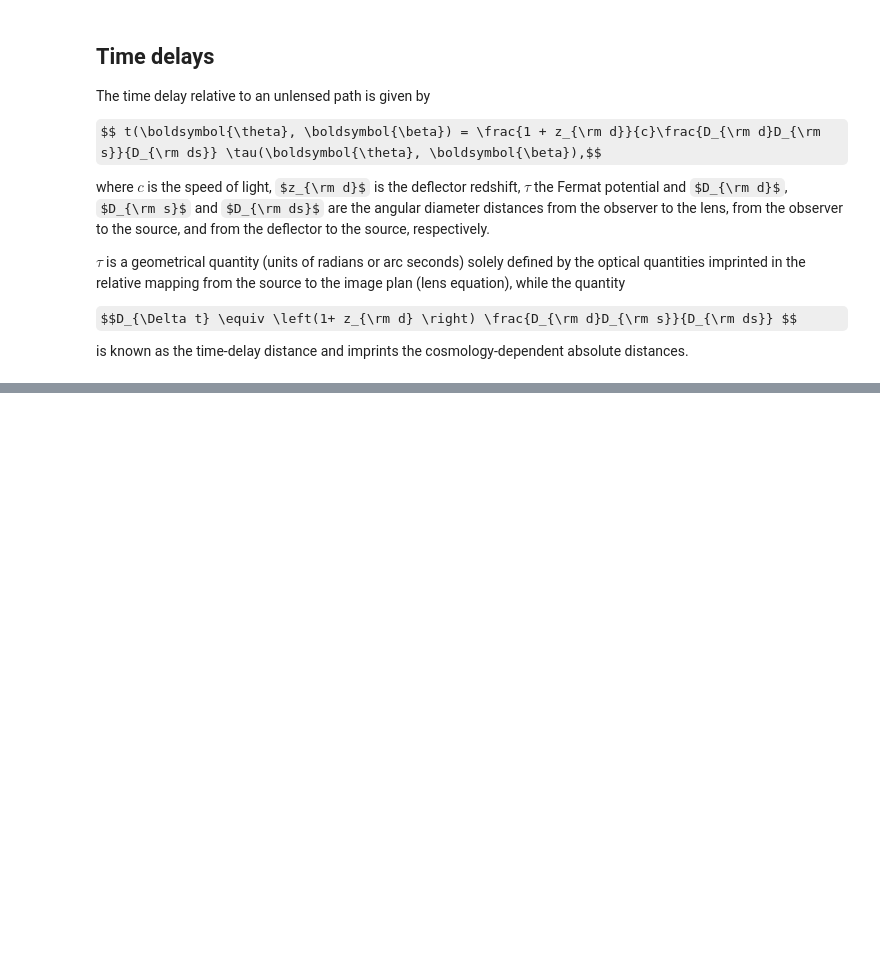
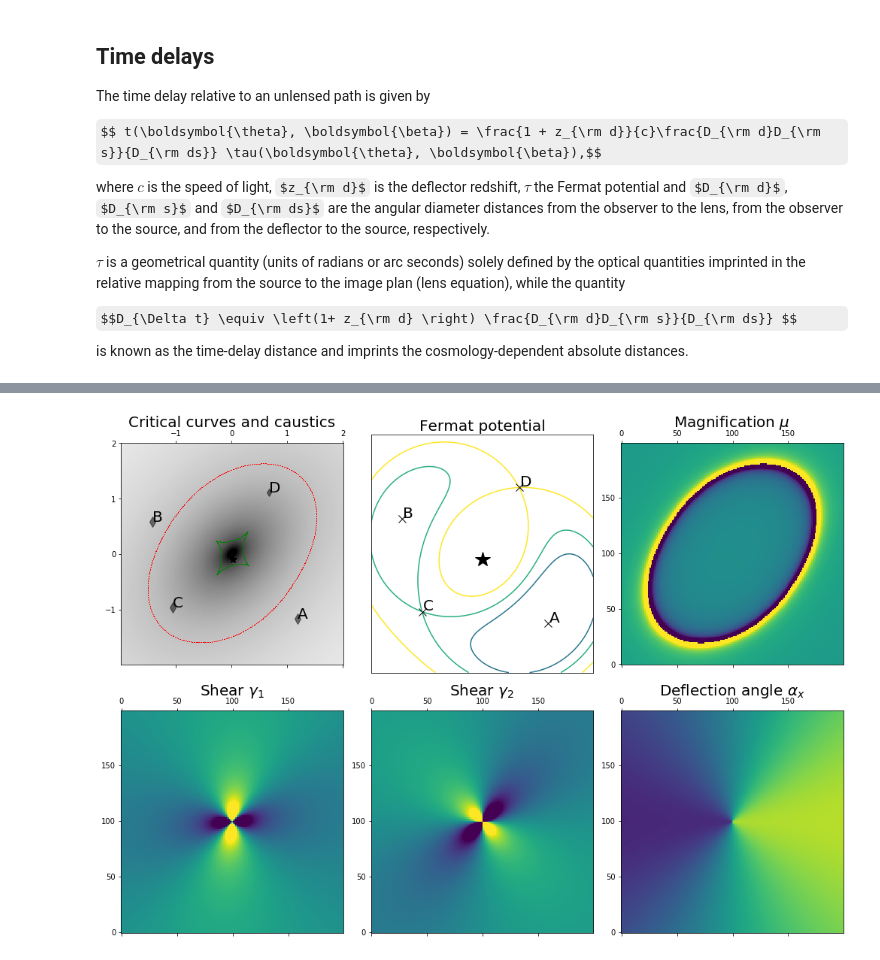
Before and after one commit to sibirrer/strong_lensing_lectures, a Jupyter notebook: Lectures/SL_basics.ipynb, the cells around one changed output, grey strips where cells are left out. Cells and saved outputs as stored; diff of their text form; code cells hidden in the pictures; some formulas as TeX source; blank space fills up the shorter version.

```diff
--- a/Lectures/SL_basics.ipynb
+++ b/Lectures/SL_basics.ipynb
@@ -121,3 +152,20 @@ $\tau$ is a geometrical quantity (units of radians or arc seconds) solely define
 
 $$D_{\Delta t} \equiv \left(1+ z_{\rm d} \right) \frac{D_{\rm d}D_{\rm s}}{D_{\rm ds}} $$
 is known as the time-delay distance and imprints the cosmology-dependent absolute distances.
+# %%
+# lenstronomy computation of time delays
+# for this quantity, we require knowledge of the angular diameter distances, and thus a cosmology as well as the redshift of the deflector and source.
+# We are using the astropy cosmology library to define and calculate the cosmological distances
+
+# create astropy.cosmology instance of input cosmology
+from astropy.cosmology import FlatLambdaCDM
+# Flat LCDM cosmology
+cosmo = FlatLambdaCDM(H0=70, Om0=0.3)
+
+z_lens = 0.3
+z_source = 1.5
+
+lens_model_sis = LensModel(lens_model_list=['SIS'], z_lens=z_lens, z_source=z_source, cosmo=cosmo)  # Lens Model instance with a singular isothermal sphere, redshifts and cosmology
+dt = lens_model_sis.arrival_time(theta_x, theta_y, kwargs_sis)  # evaluation arrival time relative to a straight unlensed path (in units of days)
+
+print('Time delay is %s days relative to unlensed path.' % dt)  # negative sign means that the arrival time is BEFORE the unlensed ray
@@ -146,0 +217,62 @@ import matplotlib.pyplot as plt
+# %%
+# illustration of lensing quantities
+from lenstronomy.Plots.lens_plot import lens_model_plot, arrival_time_surface
+from lenstronomy.Util import util
+
+lens_model_sie_shear = LensModel(lens_model_list=['SIE', 'SHEAR'], z_lens=z_lens, z_source=z_source, cosmo=cosmo)
+
+kwargs_lens_sie_shear = [{'theta_E': 1.5, 'e1': 0, 'e2': 0.2, 'center_x': 0, 'center_y': 0},  # SIE model parameters
+                         {'gamma1': 0.04, 'gamma2': 0}  # Shear model parameters
+                        ]
+
+source_x, source_y = 0.01, -0.1  # source position
+
+
+
+
+# coordinate grid for plotting
+num_pix = 200
+delta_pix = 0.02
+
+x_grid, y_grid = util.make_grid(numPix=num_pix, deltapix=delta_pix)
+
+kwargs_lens_plot = {'with_caustics': True, 'fast_caustic': True, 'point_source': True,
+                   'with_convergence': True, 'numPix': num_pix, 'deltaPix': delta_pix}
+
+f, axex = plt.subplots(2, 3, figsize=(14, 10))
+
+
+
+# image positions, critical curves and caustics
+lens_model_plot(axex[0, 0], lens_model_sie_shear, kwargs_lens_sie_shear,
+                          sourcePos_x=source_x,
+                          sourcePos_y=source_y, **kwargs_lens_plot)
+axex[0, 0].set_title('Critical curves and caustics', fontsize=20)
+
+arrival_time_surface(axex[0, 1], lens_model_sie_shear, kwargs_lens_sie_shear, sourcePos_x=source_x,
+                     sourcePos_y=source_y, numPix=num_pix, deltaPix=delta_pix, point_source=True)
+axex[0, 1].set_title('Fermat potential', fontsize=20)
+
+mu = lens_model_sie_shear.magnification(x_grid, y_grid, kwargs_lens_sie_shear)
+mu = util.array2image(mu)
+
+axex[0, 2].matshow(mu, origin='lower', vmin=-20, vmax=20)
+axex[0, 2].set_title(r'Magnification $\mu$', fontsize=20)
+
+gamma1, gamma2 = lens_model_sie_shear.gamma(x_grid, y_grid, kwargs_lens_sie_shear)
+
+axex[1, 0].matshow(util.array2image(gamma1), origin='lower', vmin=-2, vmax=2)
+axex[1, 0].set_title(r'Shear $\gamma_1$', fontsize=20)
+
+axex[1, 1].matshow(util.array2image(gamma2), origin='lower', vmin=-2, vmax=2)
+axex[1, 1].set_title(r'Shear $\gamma_2$', fontsize=20)
+
+
+alpha_x, alpha_y = lens_model_sie_shear.alpha(x_grid, y_grid, kwargs_lens_sie_shear)
+axex[1, 2].matshow(util.array2image(alpha_x), origin='lower', vmin=-2, vmax=2)
+axex[1, 2].set_title(r'Deflection angle $\alpha_x$', fontsize=20)
+
+plt.tight_layout()
+plt.show()
+# %% [output]
+[figure, added]
```
Also changed, not shown: parts of 23 cells of this notebook.
